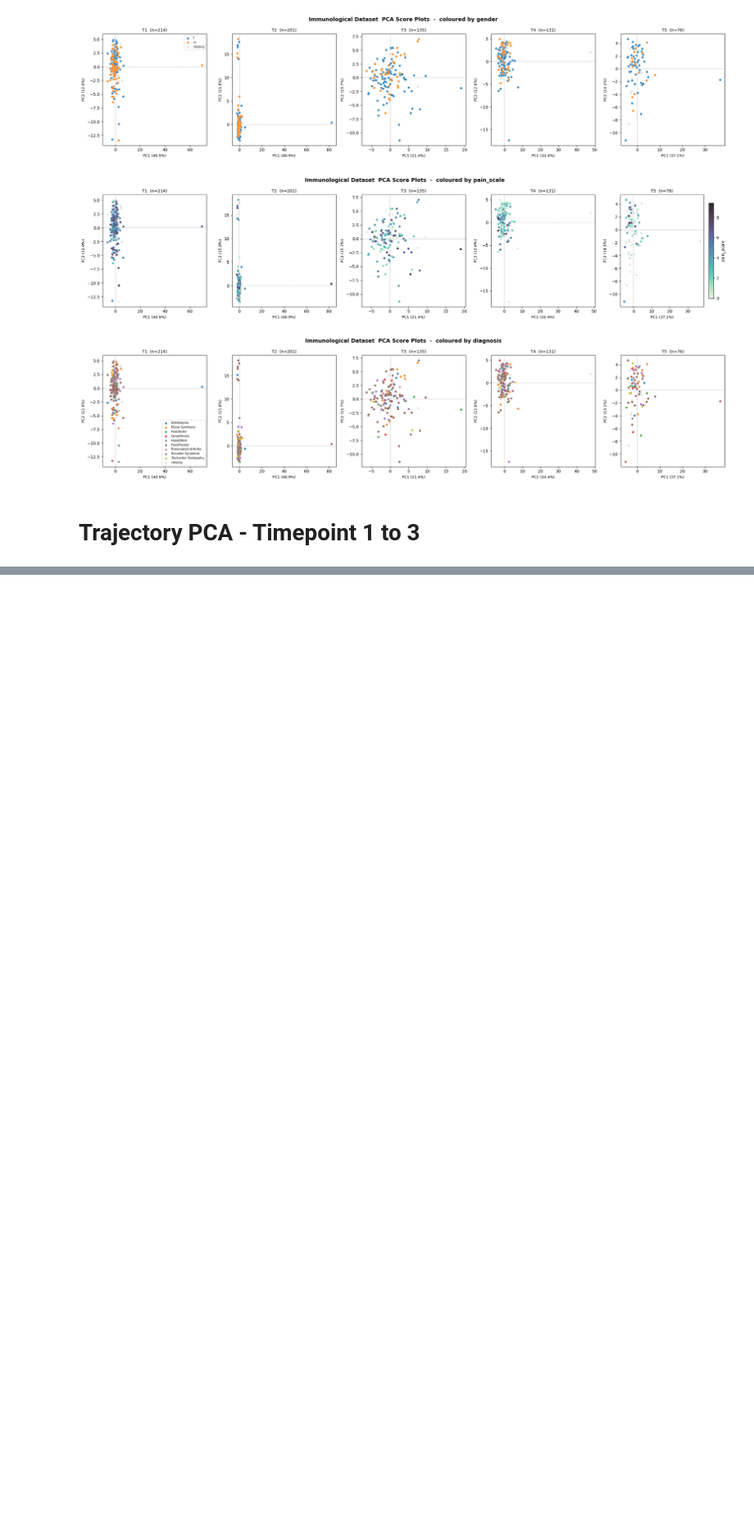
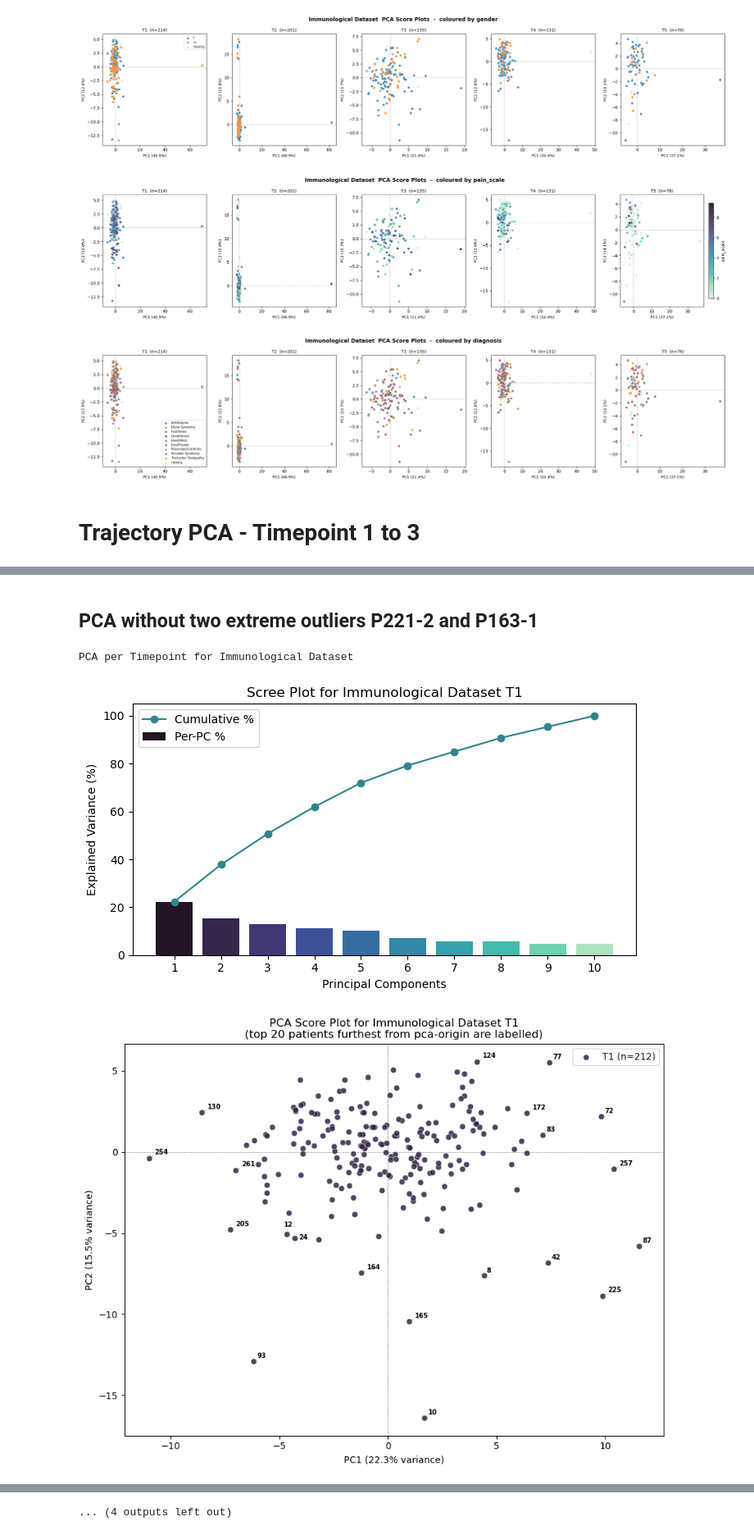
Before and after one commit to ma-farah/master-thesis, a Jupyter notebook: notebooks/3-exploring_pca.ipynb, the cells around one changed output, grey strips where cells are left out. Shown at 82% size. Drawn from its saved outputs; the diff is of its cells as text; code cells hidden in the pictures; blank space fills up the shorter version.

```diff
--- a/notebooks/3-exploring_pca.ipynb
+++ b/notebooks/3-exploring_pca.ipynb
@@ -186,3 +186,19 @@ Trajectory PCA — immunological dataset
   T1 -> T3: 125 patients
 [figure]
 ... (3 outputs left out)
+# %% [markdown]
+## PCA without two extreme outliers P221-2 and P163-1
+# %%
+df_im_vis_filtered = df_im_vis[~df_im_vis['Patient'].isin([221, 163])]
+
+im_pca_store = explore.pca_per_timepoint(
+    df_im_vis_filtered,
+    timepoints=[1, 2, 3, 4, 5],
+    ex_cols=id_cols,
+    name='Immunological',
+    ncomp=10,
+)
+# %% [output]
+PCA per Timepoint for Immunological Dataset
+[figure, added]
+[figure, added]
@@ -188,0 +262 @@ Trajectory PCA — immunological dataset
+... (4 outputs left out)
```
Also changed, not shown: parts of 3 cells of this notebook, 4 other files.
